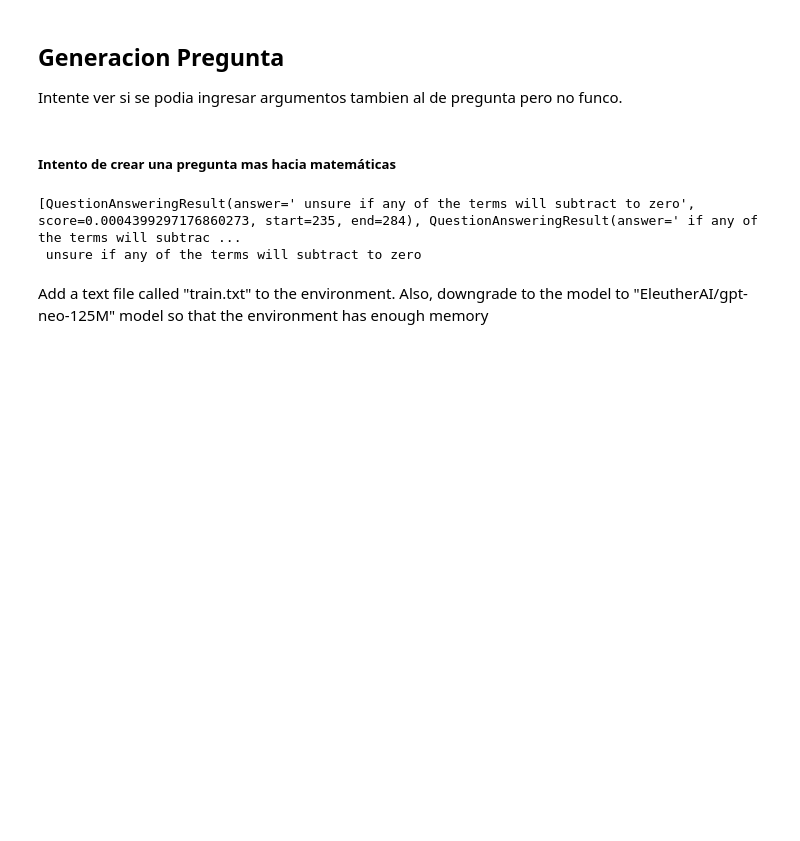
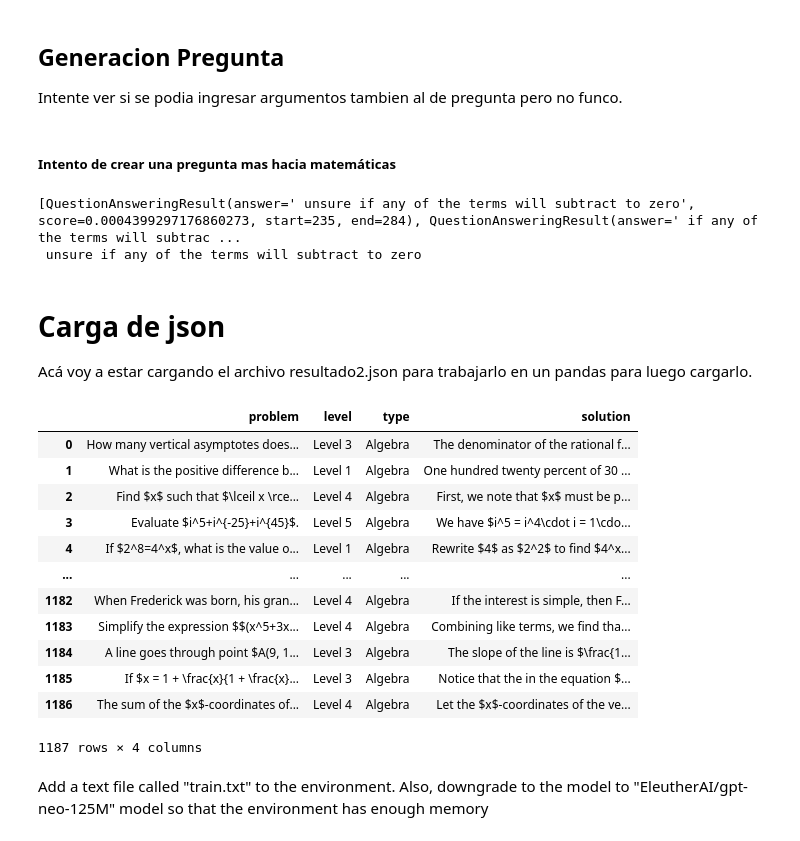
Before and after one commit to NICCANAS/NeoGPT-Duoc, a Jupyter notebook: gpt_neo_125_M.ipynb, the cells around one changed output. Drawn from its saved outputs; the diff is of its cells as text; code cells hidden in the pictures; blank space fills up the shorter version.

Commit message:
array jsons y json con datos para "Probar"

```diff
--- a/gpt_neo_125_M.ipynb
+++ b/gpt_neo_125_M.ipynb
@@ -6,20 +0,0 @@ Mounted at /content/drive
-# %%
-import os, json
-import pandas as pd
-import numpy as np
-import glob
-pd.set_option('display.max_columns', None)
-
-temp = pd.DataFrame()
-
-path_to_json = '/content/drive/MyDrive/algebra/*'
-
-json_pattern = os.path.join(path_to_json,'*.json')
-file_list = glob.glob(json_pattern)
-
-dfs = [] # an empty list to store the data frames
-for file in file_list:
-    data = pd.read_json(file, lines=True) # read data frame from json file
-    dfs.append(data) # append the data frame to the list
-
-temp = pd.concat(dfs, ignore_index=True)
@@ -112,6 +68,31 @@ print(generate_question[0].answer)
 # %% [output]
 [QuestionAnsweringResult(answer=' unsure if any of the terms will subtract to zero', score=0.0004399297176860273, start=235, end=284), QuestionAnsweringResult(answer=' if any of the terms will subtrac ...
  unsure if any of the terms will subtract to zero
+# %% [markdown]
+# Carga de json
+Acá voy a estar cargando el archivo resultado2.json para trabajarlo en un pandas para luego cargarlo.
+# %%
+from google.colab import files
+uploaded = files.upload()
+for fn in uploaded.keys():
+    json=fn
+mp = pd.read_json(json)
+# %%
+mp
+# %% [output]
+|  | problem | level | type | solution |
+| 0 | How many vertical asymptotes does... | Level 3 | Algebra | The denominator of the rational f... |
+| 1 | What is the positive difference b... | Level 1 | Algebra | One hundred twenty percent of 30 ... |
+| 2 | Find $x$ such that $\lceil x \rce... | Level 4 | Algebra | First, we note that $x$ must be p... |
+| 3 | Evaluate $i^5+i^{-25}+i^{45}$. | Level 5 | Algebra | We have $i^5 = i^4\cdot i = 1\cdo... |
+| 4 | If $2^8=4^x$, what is the value o... | Level 1 | Algebra | Rewrite $4$ as $2^2$ to find $4^x... |
+| ... | ... | ... | ... | ... |
+| 1182 | When Frederick was born, his gran... | Level 4 | Algebra | If the interest is simple, then F... |
+| 1183 | Simplify the expression $$(x^5+3x... | Level 4 | Algebra | Combining like terms, we find tha... |
+| 1184 | A line goes through point $A(9, 1... | Level 3 | Algebra | The slope of the line is $\frac{1... |
+| 1185 | If $x = 1 + \frac{x}{1 + \frac{x}... | Level 3 | Algebra | Notice that the in the equation $... |
+| 1186 | The sum of the $x$-coordinates of... | Level 4 | Algebra | Let the $x$-coordinates of the ve... |
+1187 rows × 4 columns
 # %% [markdown]
 Add a text file called "train.txt" to the environment. Also, downgrade to the model to "EleutherAI/gpt-neo-125M" model so that the environment has enough memory
 # %%
```
Also changed, not shown: parts of 6 cells of this notebook, 2 other files.
